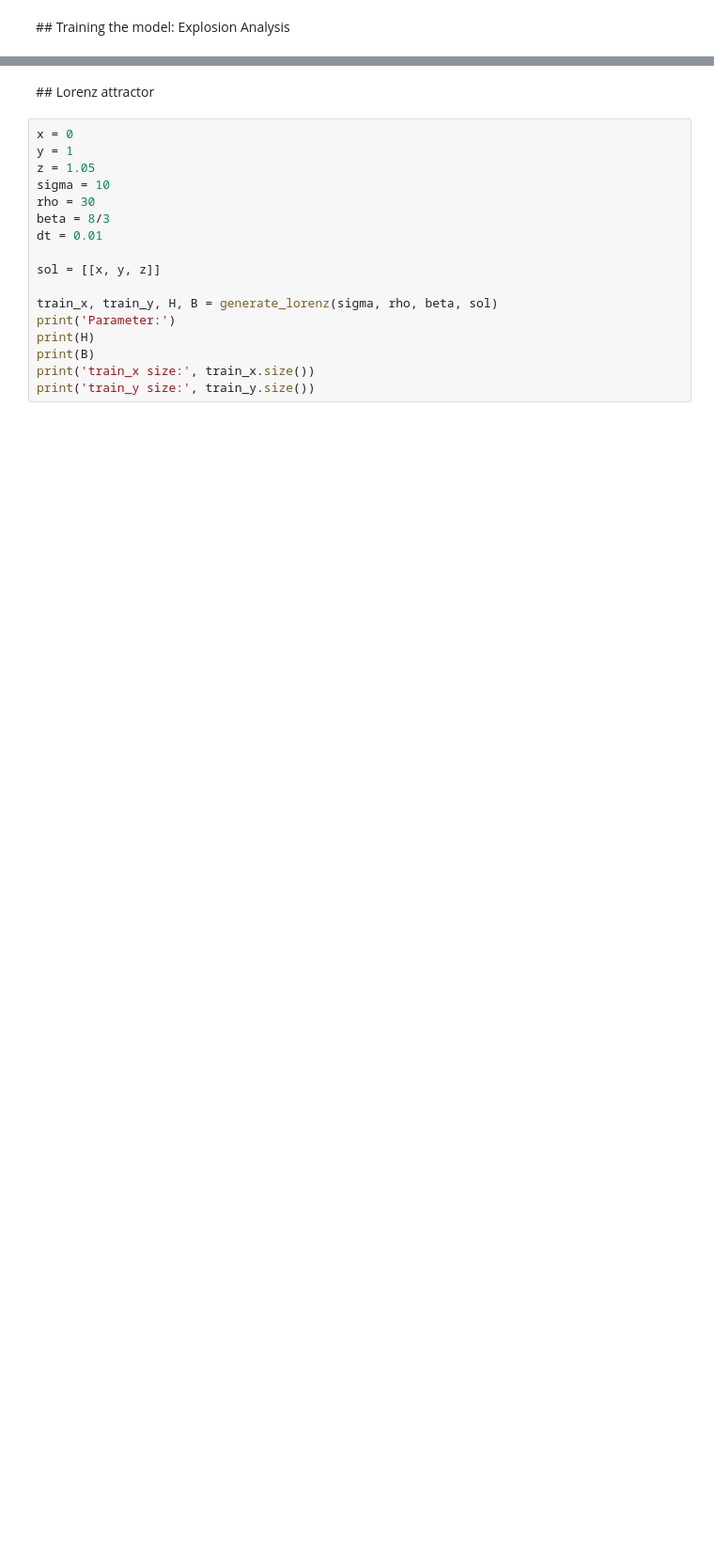
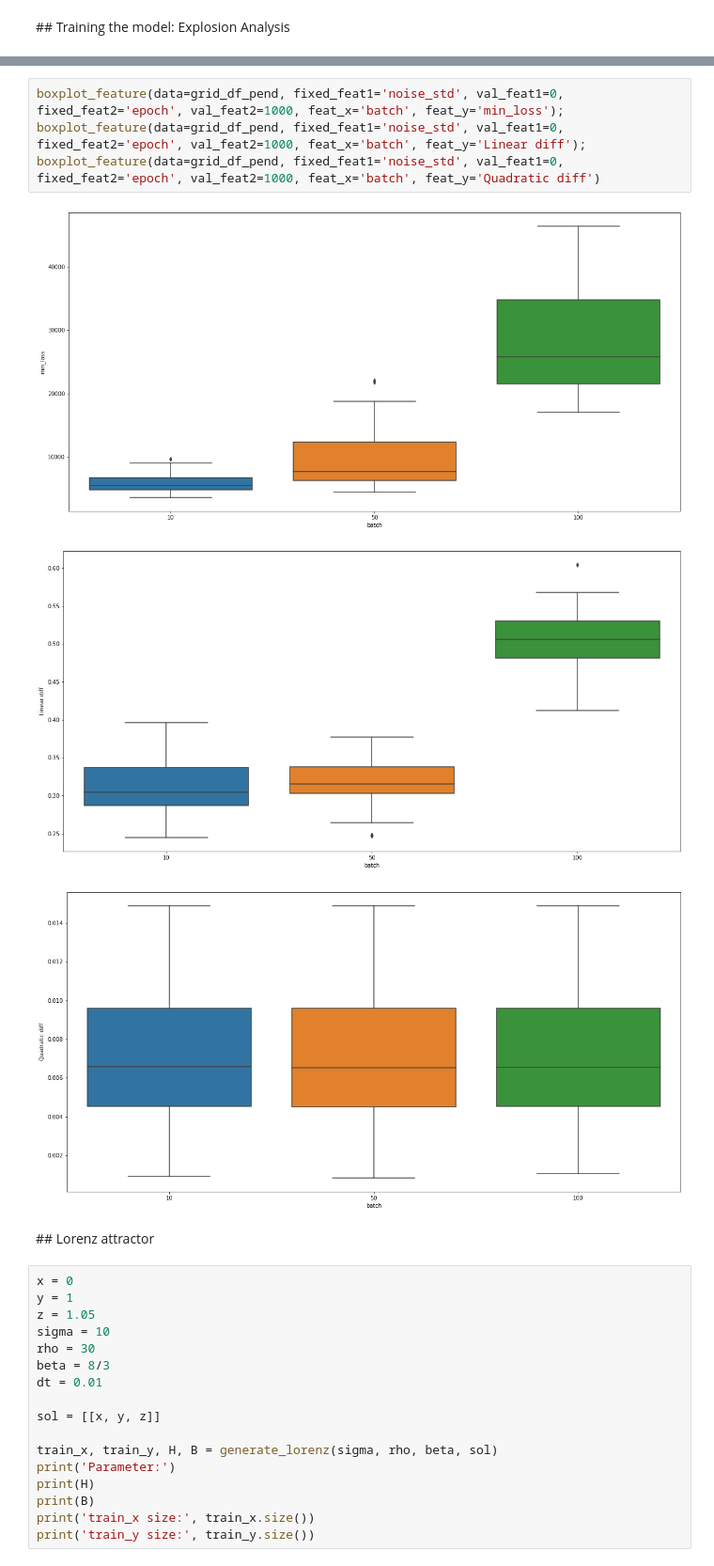
Before and after one commit to KennethThNg/Semester-project-dynamical-system-learning, a Jupyter notebook: NoiseODETestLayer.ipynb, the cells around one changed output, grey strips where cells are left out. Shown: that part at 94% size. Cells and saved outputs as stored; diff of their text form; blank space fills up the shorter version.

```diff
--- a/NoiseODETestLayer.ipynb
+++ b/NoiseODETestLayer.ipynb
@@ -490,3 +348,11 @@ plt.show()
+# %%
+boxplot_feature(data=grid_df_pend, fixed_feat1='noise_std', val_feat1=0, fixed_feat2='epoch', val_feat2=1000, feat_x='batch', feat_y='min_loss');
+boxplot_feature(data=grid_df_pend, fixed_feat1='noise_std', val_feat1=0, fixed_feat2='epoch', val_feat2=1000, feat_x='batch', feat_y='Linear diff');
+boxplot_feature(data=grid_df_pend, fixed_feat1='noise_std', val_feat1=0, fixed_feat2='epoch', val_feat2=1000, feat_x='batch', feat_y='Quadratic diff')
+# %% [output]
+[figure, added]
+[figure, added]
+[figure, added]
 # %% [markdown]
 ## Lorenz attractor
 # %%
```
Also changed, not shown: parts of 37 cells of this notebook.
